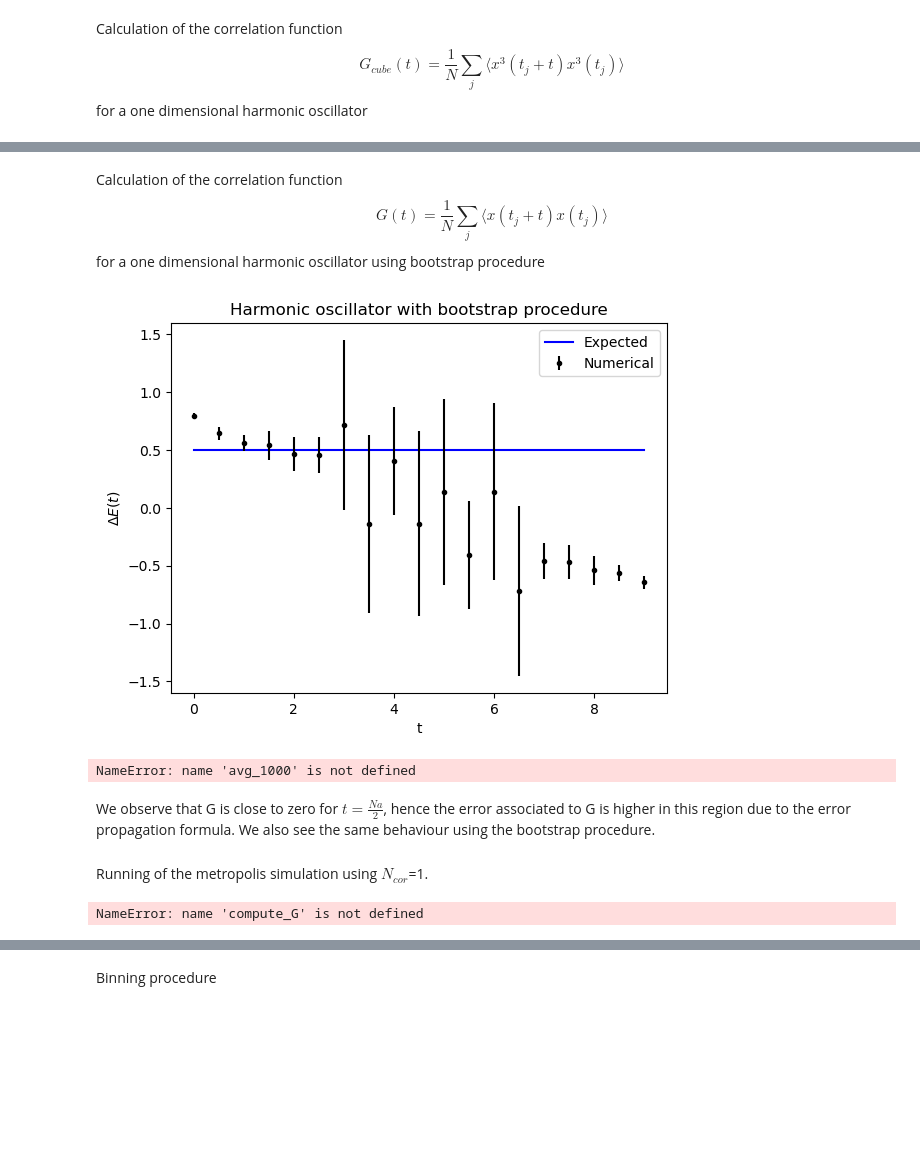
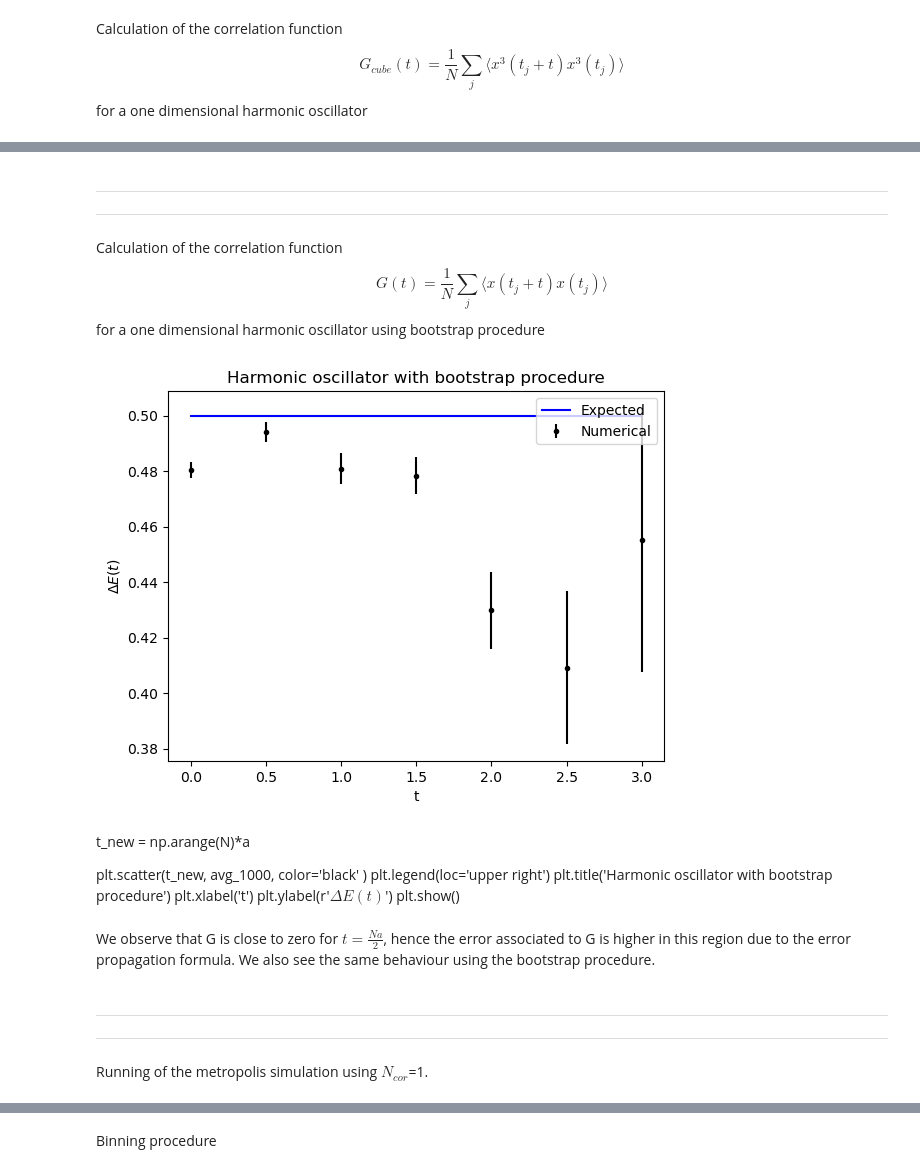
Before and after one commit to lusvelt/path-integral-monte-carlo, a Jupyter notebook: src/metropolis-harmonic-oscillator.ipynb, the cells around one changed output, grey strips where cells are left out. Drawn from its saved outputs; the diff is of its cells as text; code cells hidden in the pictures; blank space fills up the shorter version.

```diff
--- a/src/metropolis-harmonic-oscillator.ipynb
+++ b/src/metropolis-harmonic-oscillator.ipynb
@@ -21,7 +21,9 @@ N_copies=10
 t = np.arange(N-1) * a
 E_exact = np.ones(N-1) * (a*(E_1-E_0)) #expected energy
 # %%
-def S(j,x): # harm. osc. S
+def S_per_timeslice(j,x): # harm. osc. S
     jp = (j+1)%N # next site
     jm = (j-1)%N # previous site
     return a*x[j]**2/2 + x[j]*(x[j]-x[jp]-x[jm])/a
+# %%
+harmonic_oscillator = NonRelativisticSingleParticle1D(T=a*N, N=N, S_per_timeslice=S_per_timeslice)
@@ -126,3 +102,6 @@ plt.show()
+# %% [markdown]
+---
+---
 # %% [markdown]
 Calculation of the correlation function
 $$
@@ -146,33 +113,29 @@ average_delta_E_with_bootstrap, std_delta_E_with_boostrap = compute_delta_E_boot
+# %%
+average_delta_E_with_bootstrap, std_delta_E_with_boostrap = harmonic_oscillator.compute_delta_E(compute_G, 1000, N_cor, eps, N_copies=N_copies)
 # %%
-plt.plot(t, E_exact ,'b',label='Expected')
-plt.errorbar(t, average_delta_E_with_bootstrap, yerr=std_delta_E_with_boostrap,color='black' ,label='Numerical',fmt='.')
+plt.plot(t[:7], E_exact[:7] ,'b',label='Expected')
+plt.errorbar(t[:7], average_delta_E_with_bootstrap[:7], yerr=std_delta_E_with_boostrap[:7],color='black' ,label='Numerical',fmt='.')
 plt.legend(loc='upper right')
 plt.title('Harmonic oscillator with bootstrap procedure')
 plt.xlabel('t')
 plt.ylabel(r'$\Delta E(t)$')
 plt.show()
 # %% [output]
-[figure, old version]
+[figure, new version]
-# %%
-t_new = np.arange(N)*a
-
-plt.scatter(t_new, avg_1000, color='black' )
-plt.legend(loc='upper right')
-plt.title('Harmonic oscillator with bootstrap procedure')
-plt.xlabel('t')
-plt.ylabel(r'$\Delta E(t)$')
-plt.show()
-# %% [output]
-NameError: name 'avg_1000' is not defined
+# %% [markdown]
+t_new = np.arange(N)*a
+
+plt.scatter(t_new, avg_1000, color='black' )
+plt.legend(loc='upper right')
+plt.title('Harmonic oscillator with bootstrap procedure')
+plt.xlabel('t')
+plt.ylabel(r'$\Delta E(t)$')
+plt.show()
 # %% [markdown]
 We observe that G is close to zero for $t = \frac{Na}{2} $, hence the error associated to G is higher in this region due to the error propagation formula.
 We also see the same behaviour using the bootstrap procedure.
+# %% [markdown]
+---
+---
 # %% [markdown]
 Running of the metropolis simulation using $N_{cor}$=1.
-# %%
-avg_25_1, std_25_1 = metropolis.compute_path_integral_average(compute_G, S, N, 25, 1, eps,10)
-avg_100_1, std_100_1 = metropolis.compute_path_integral_average(compute_G, S, N, 100, 1, eps,10)
-avg_1000_1, std_1000_1 = metropolis.compute_path_integral_average(compute_G, S, N, 1000, 1, eps,10)
-avg_10000_1, std_10000_1 = metropolis.compute_path_integral_average(compute_G, S, N, 10000, 1, eps,10)
-# %% [output]
-NameError: name 'compute_G' is not defined
```
Also changed, not shown: parts of 25 cells of this notebook, 3 other files.
